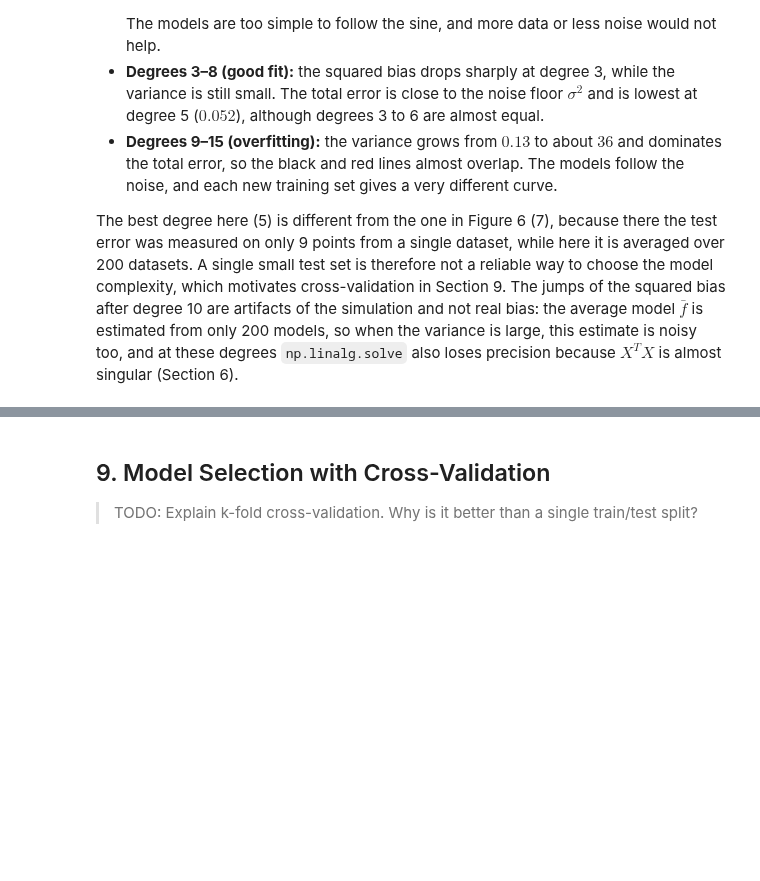
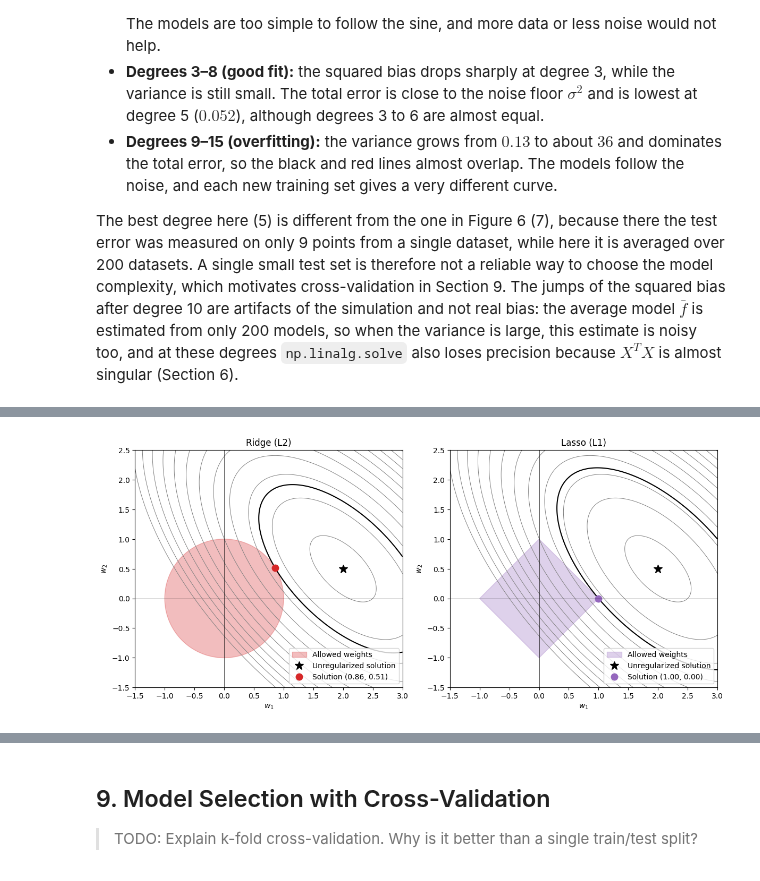
Before and after one commit to eleonorakuteva/overfitting-and-regularization, a Jupyter notebook: main.ipynb, the cells around one changed output, grey strips where cells are left out. Saved outputs shown, nothing was run; the diff lists cells and outputs as text; code cells hidden in the pictures; blank space fills up the shorter version.

```diff
--- a/main.ipynb
+++ b/main.ipynb
@@ -592,0 +812,47 @@ $$ L(\mathbf{w}) = \lVert \mathbf{y} - X\mathbf{w} \rVert^2 + \lambda \lVert \ma
+# %%
+# An illustrative loss with two weights: L(w) = (w - w_ols)^T A (w - w_ols)
+# Its contours are ellipses around the unregularized solution w_ols
+w_ols = np.array([2.0, 0.5])
+A = np.array([[1.0, 0.6],
+              [0.6, 1.0]])
+
+def loss(w1, w2):
+    """
+    Returns the illustrative loss for the weights w1 and w2
+    """
+    d1, d2 = w1 - w_ols[0], w2 - w_ols[1]
+    return A[0, 0] * d1 ** 2 + 2 * A[0, 1] * d1 * d2 + A[1, 1] * d2 ** 2
+
+# Boundaries of the two constraint regions with budget t = 1
+angles = np.linspace(0, 2 * np.pi, 2000)
+circle = np.column_stack([np.cos(angles), np.sin(angles)])
+diamond = np.column_stack([np.cos(angles), np.sin(angles)])
+diamond = diamond / np.abs(diamond).sum(axis=1, keepdims=True)
+
+w1_grid, w2_grid = np.meshgrid(np.linspace(-1.5, 3, 400), np.linspace(-1.5, 2.5, 400))
+loss_grid = loss(w1_grid, w2_grid)
+
+fig, axes = plt.subplots(1, 2, figsize=(12, 5.5))
+
+for ax, boundary, name, color in zip(axes, [circle, diamond], ["Ridge (L2)", "Lasso (L1)"], ["tab:red", "tab:purple"]):
+    # The solution is the point of the region with the smallest loss
+    boundary_loss = loss(boundary[:, 0], boundary[:, 1])
+    w_best = boundary[np.argmin(boundary_loss)]
+
+    ax.contour(w1_grid, w2_grid, loss_grid, levels=np.linspace(0.2, 8, 12), colors="gray", linewidths=0.7)
+    ax.contour(w1_grid, w2_grid, loss_grid, levels=[boundary_loss.min()], colors="black", linewidths=1.5)
+    ax.fill(boundary[:, 0], boundary[:, 1], color=color, alpha=0.3, label="Allowed weights")
+    ax.plot(*w_ols, "k*", markersize=12, label="Unregularized solution")
+    ax.plot(*w_best, "o", color=color, markersize=9, label=f"Solution ({w_best[0]:.2f}, {w_best[1]:.2f})")
+    ax.axhline(0, color="black", linewidth=0.5)
+    ax.axvline(0, color="black", linewidth=0.5)
+    ax.set_title(name)
+    ax.set_xlabel("$w_1$")
+    ax.set_ylabel("$w_2$")
+    ax.set_aspect("equal")
+    ax.legend(loc="lower right")
+
+plt.tight_layout()
+plt.show()
+# %% [output]
+[figure, added]
```
Also changed, not shown: parts of 16 cells of this notebook.
